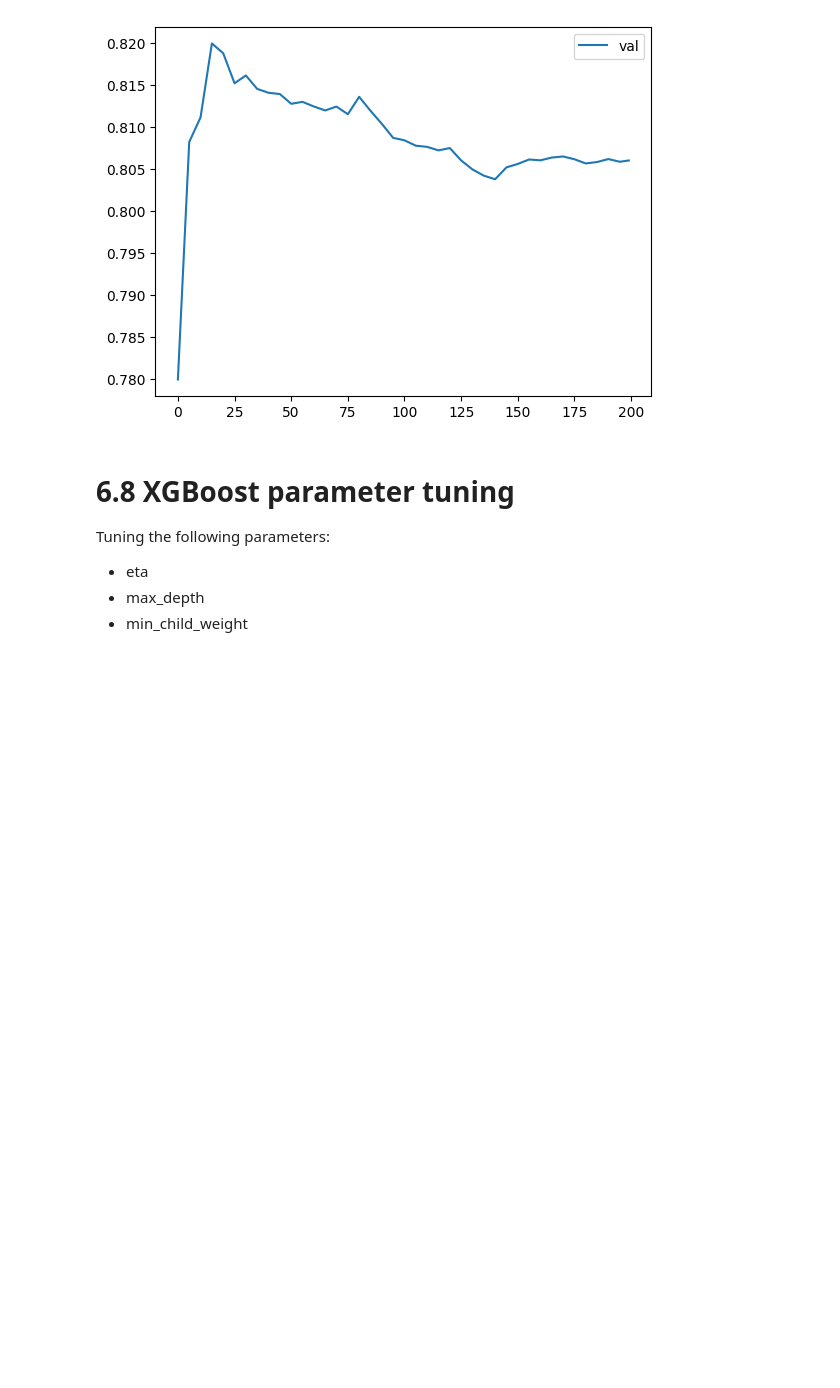
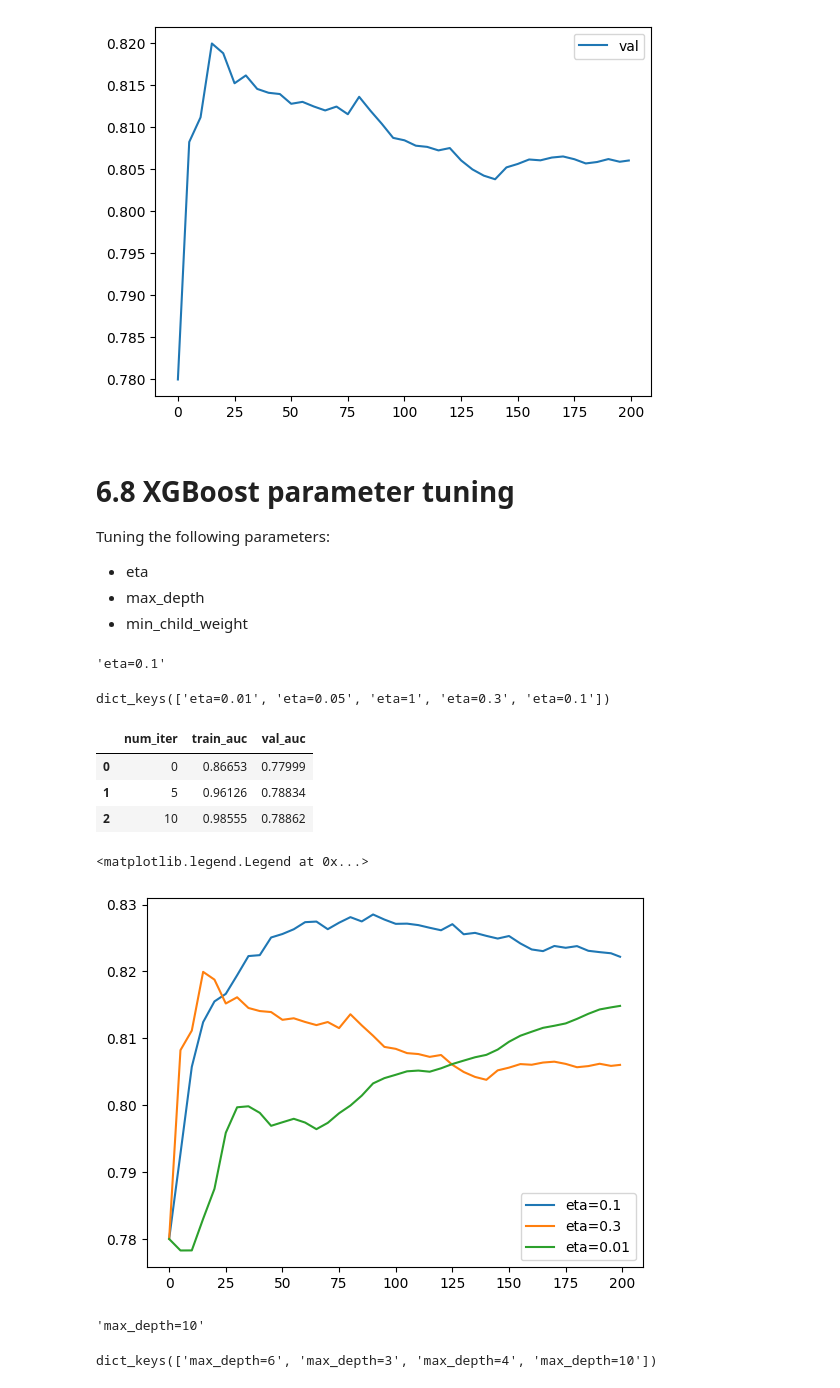
Before and after one commit to brukeg/machine-learning-zoomcamp, a Jupyter notebook: 06-trees/6.2.ipynb, the cells around one changed output. Saved outputs shown, nothing was run; the diff lists cells and outputs as text; code cells hidden in the pictures; blank space fills up the shorter version.

```diff
--- a/06-trees/6.2.ipynb
+++ b/06-trees/6.2.ipynb
@@ -987,3 +987,54 @@ Tuning the following parameters:
 - eta
 - max_depth
 - min_child_weight
+# %%
+scores = {}
+# %%
+%%capture output
+
+xgb_params = {
+    'eta': .1,
+    'max_depth': 6,
+    'min_child_weight': 1,
+
+    'objective': 'binary:logistic',
+    'eval_metric': 'auc',
+
+    'nthread': 8,
+    'seed': 1,
+    'verbosity': 1,
+}
+
+model = xgb.train(xgb_params, dtrain, num_boost_round=200,
+                  verbose_eval=5,
+                  evals=watchlist)
+# %%
+key = 'eta=%s' % (xgb_params['eta'])
+# %%
+scores[key] = parse_xgb_output(output)
+key
+# %% [output]
+'eta=0.1'
+# %%
+scores.keys()
+# %% [output]
+dict_keys(['eta=0.01', 'eta=0.05', 'eta=1', 'eta=0.3', 'eta=0.1'])
+# %%
+scores['eta=1'].head(3)
+# %% [output]
+|  | num_iter | train_auc | val_auc |
+| 0 | 0 | 0.86653 | 0.77999 |
+| 1 | 5 | 0.96126 | 0.78834 |
+| 2 | 10 | 0.98555 | 0.78862 |
+# %%
+# 0.1 is the best.
+etas = ['eta=0.1', 'eta=0.3', 'eta=0.01']
+
+for eta in etas:
+    df_score = scores[eta]
+    plt.plot(df_score.num_iter, df_score.val_auc, label=eta)
+
+plt.legend()
+# %% [output]
+<matplotlib.legend.Legend at 0x...>
+[figure, added]
@@ -989,0 +1064,10 @@ Tuning the following parameters:
+# %%
+key = 'max_depth=%s' % (xgb_params['max_depth'])
+scores[key] = parse_xgb_output(output)
+key
+# %% [output]
+'max_depth=10'
+# %%
+scores.keys()
+# %% [output]
+dict_keys(['max_depth=6', 'max_depth=3', 'max_depth=4', 'max_depth=10'])
```
Also changed, not shown: parts of 15 cells of this notebook.
